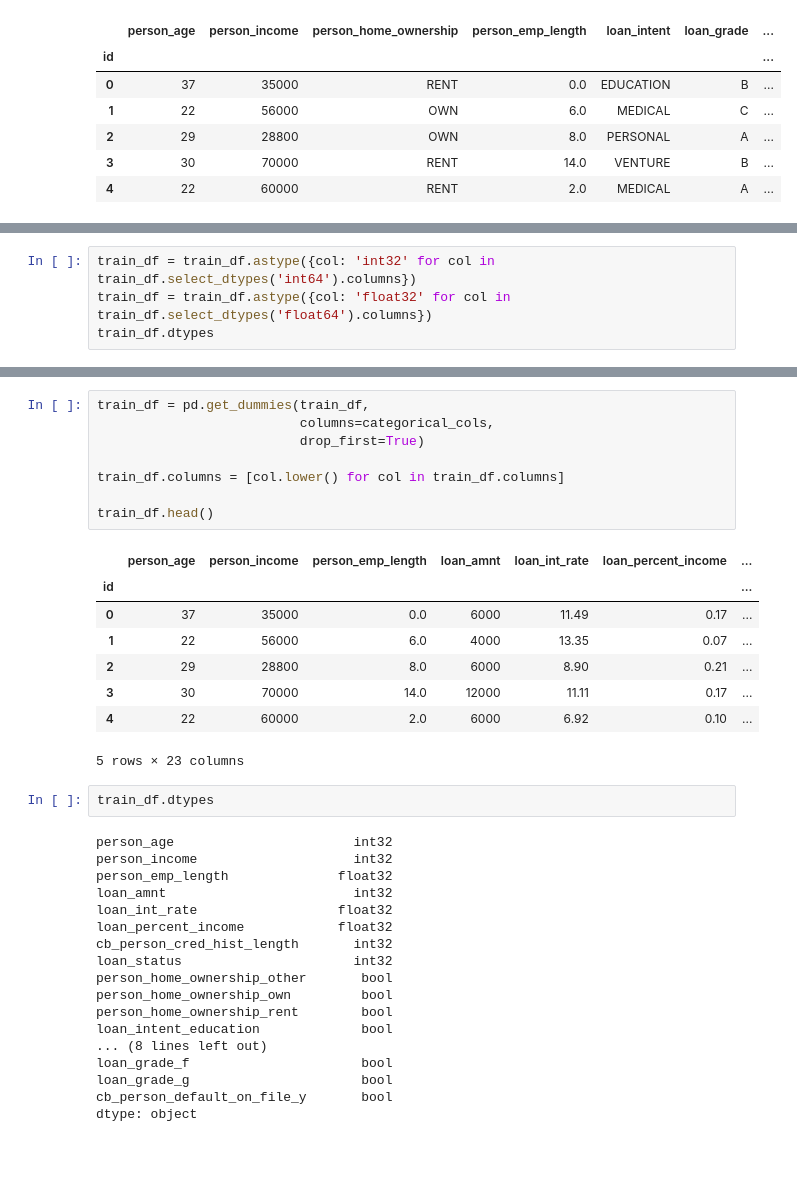
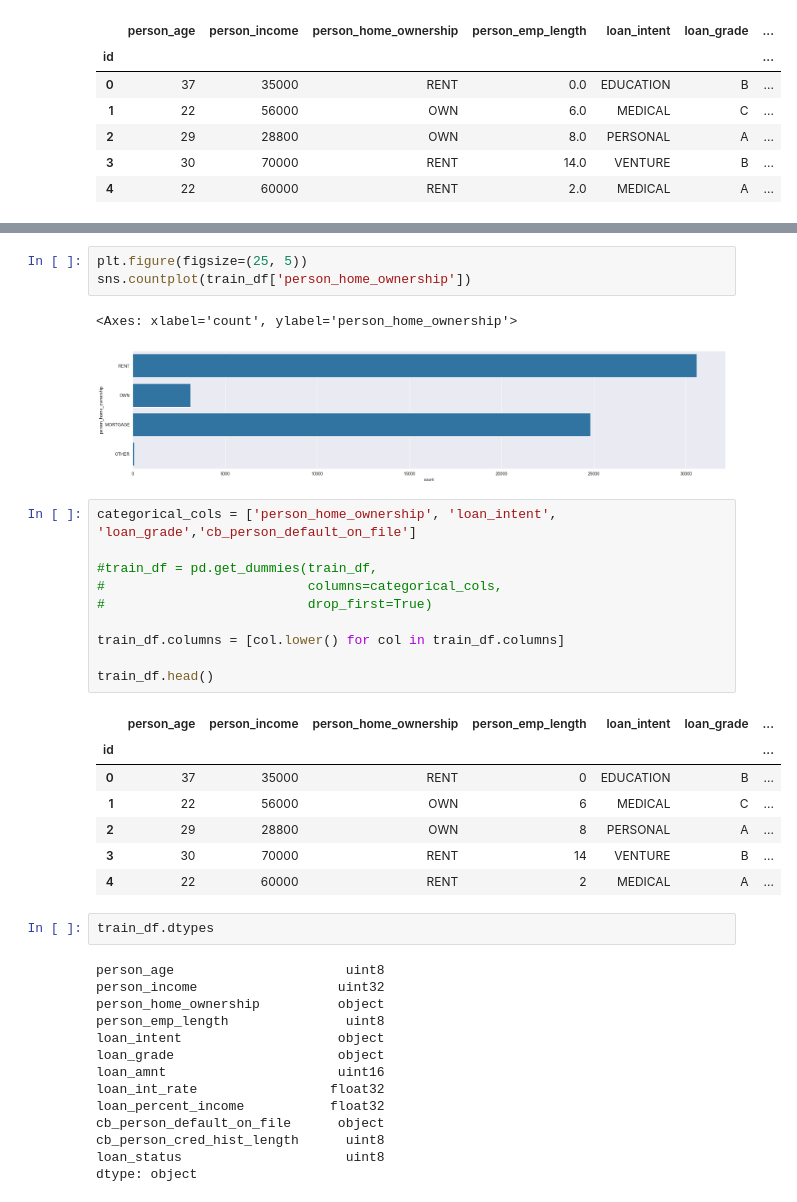
Before and after one commit to jasonwj96/kaggle-projects, a Jupyter notebook: Loan Approval Prediction.ipynb, the cells around one changed output, grey strips where cells are left out. Cells and saved outputs as stored; diff of their text form; blank space fills up the shorter version.

```diff
--- a/Loan Approval Prediction.ipynb
+++ b/Loan Approval Prediction.ipynb
@@ -44,4 +32,0 @@ dtype: object
-# %%
-train_df = train_df.astype({col: 'int32' for col in train_df.select_dtypes('int64').columns})
-train_df = train_df.astype({col: 'float32' for col in train_df.select_dtypes('float64').columns})
-train_df.dtypes
@@ -65,37 +86,40 @@ categorical_cols = ['person_home_ownership', 'loan_intent', 'loan_grade',
+# %%
+plt.figure(figsize=(25, 5))
+sns.countplot(train_df['person_home_ownership'])
+# %% [output]
+<Axes: xlabel='count', ylabel='person_home_ownership'>
+[figure, added]
 # %%
-train_df = pd.get_dummies(train_df,
-                          columns=categorical_cols,
-                          drop_first=True)
+categorical_cols = ['person_home_ownership', 'loan_intent', 'loan_grade','cb_person_default_on_file']
+
+#train_df = pd.get_dummies(train_df,
+#                          columns=categorical_cols,
+#                          drop_first=True)
 
 train_df.columns = [col.lower() for col in train_df.columns]
 
 train_df.head()
 # %% [output]
-|  | person_age | person_income | person_emp_length | loan_amnt | loan_int_rate | loan_percent_income | ... |
+|  | person_age | person_income | person_home_ownership | person_emp_length | loan_intent | loan_grade | ... |
 | id |  |  |  |  |  |  | ... |
-| 0 | 37 | 35000 | 0.0 | 6000 | 11.49 | 0.17 | ... |
-| 1 | 22 | 56000 | 6.0 | 4000 | 13.35 | 0.07 | ... |
-| 2 | 29 | 28800 | 8.0 | 6000 | 8.90 | 0.21 | ... |
-| 3 | 30 | 70000 | 14.0 | 12000 | 11.11 | 0.17 | ... |
-| 4 | 22 | 60000 | 2.0 | 6000 | 6.92 | 0.10 | ... |
+| 0 | 37 | 35000 | RENT | 0 | EDUCATION | B | ... |
+| 1 | 22 | 56000 | OWN | 6 | MEDICAL | C | ... |
+| 2 | 29 | 28800 | OWN | 8 | PERSONAL | A | ... |
+| 3 | 30 | 70000 | RENT | 14 | VENTURE | B | ... |
+| 4 | 22 | 60000 | RENT | 2 | MEDICAL | A | ... |
-5 rows × 23 columns
 # %%
 train_df.dtypes
 # %% [output]
-person_age                       int32
-person_income                    int32
-person_emp_length              float32
-loan_amnt                        int32
-loan_int_rate                  float32
-loan_percent_income            float32
-cb_person_cred_hist_length       int32
-loan_status                      int32
-person_home_ownership_other       bool
-person_home_ownership_own         bool
-person_home_ownership_rent        bool
-loan_intent_education             bool
-... (8 lines left out)
-loan_grade_f                      bool
-loan_grade_g                      bool
-cb_person_default_on_file_y       bool
+person_age                      uint8
+person_income                  uint32
+person_home_ownership          object
+person_emp_length               uint8
+loan_intent                    object
+loan_grade                     object
+loan_amnt                      uint16
+loan_int_rate                 float32
+loan_percent_income           float32
+cb_person_default_on_file      object
+cb_person_cred_hist_length      uint8
+loan_status                     uint8
 dtype: object
```
Also changed, not shown: parts of 12 cells of this notebook, 2 other files.
